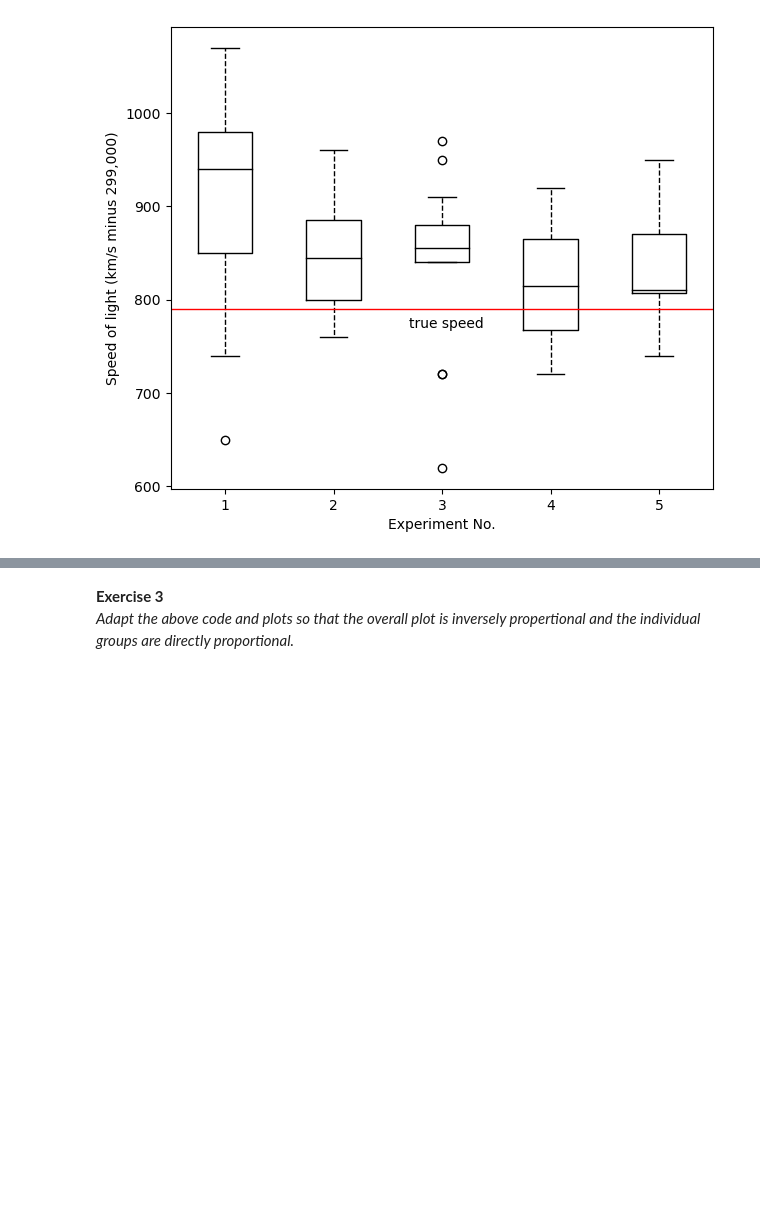
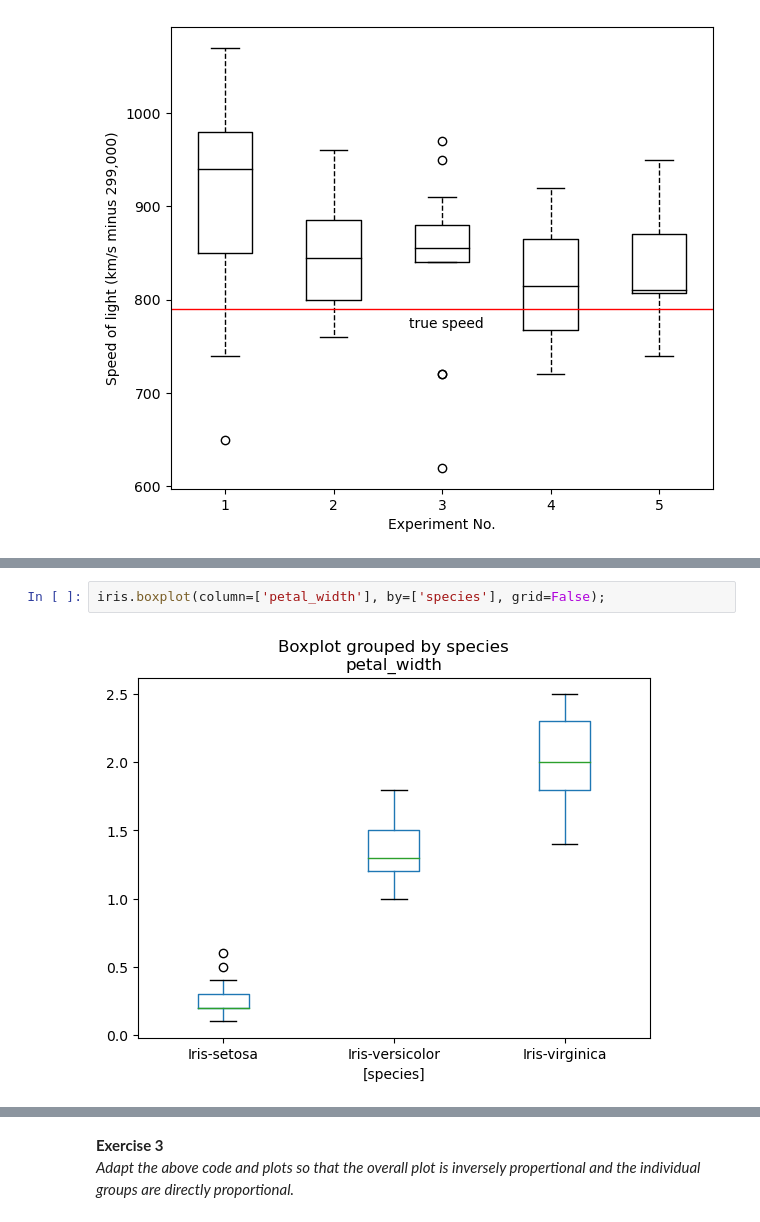
Before and after one commit to Tanja888/funddata-assessment, a Jupyter notebook: practicals/04-outliers-exercises.ipynb, the cells around one changed output, grey strips where cells are left out. Saved outputs shown, nothing was run; the diff lists cells and outputs as text; blank space fills up the shorter version.

```diff
--- a/practicals/04-outliers-exercises.ipynb
+++ b/practicals/04-outliers-exercises.ipynb
@@ -95,0 +143,4 @@ _Create box plots for all of the numercial variables in Fisher's Iris Data Set._
+# %%
+iris.boxplot(column=['petal_width'], by=['species'], grid=False);
+# %% [output]
+[figure, added]
```
Also changed, not shown: parts of 9 cells of this notebook, 1 other file.
